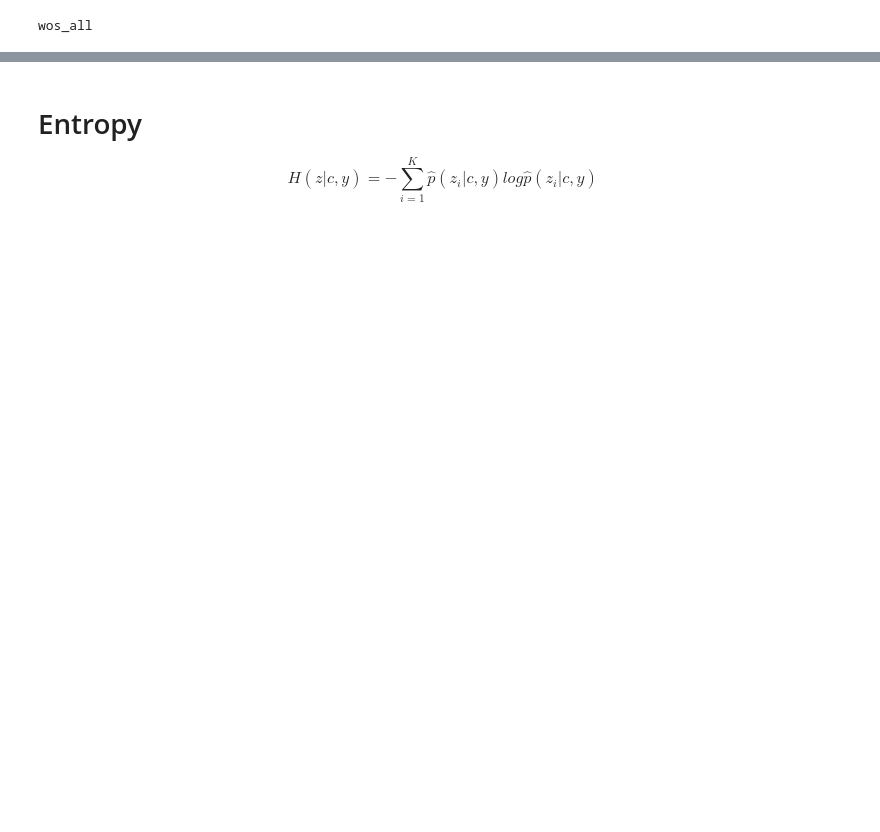
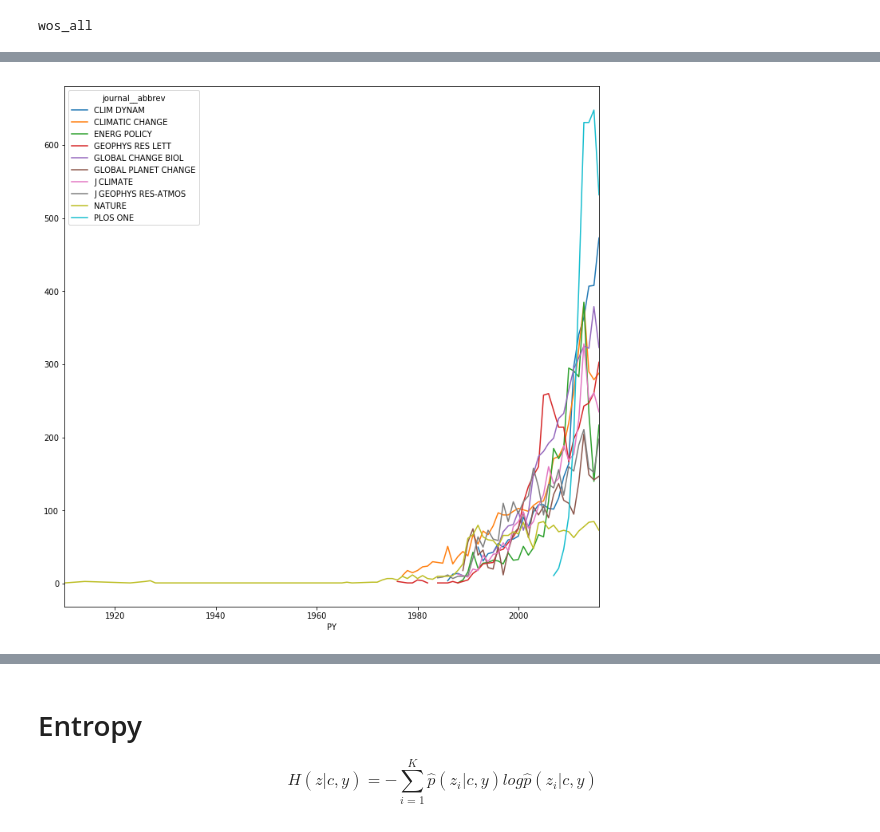
Before and after one commit to mcallaghan/cc-topography, a Jupyter notebook: code/journals.ipynb, the cells around one changed output, grey strips where cells are left out. Cells and saved outputs as stored; diff of their text form; code cells hidden in the pictures; blank space fills up the shorter version.

```diff
--- a/code/journals.ipynb
+++ b/code/journals.ipynb
@@ -49,0 +50,11 @@ df.head()
+# %%
+plt.rcParams["figure.figsize"] = [12,12]
+
+pdf = df.pivot('PY','journal__abbrev','n')
+pdf.head()
+
+pdf.plot()
+plt.savefig('../plots/journals/journal_papers.png',bbox_inches='tight')
+plt.show()
+# %% [output]
+[figure, added]
```
Also changed, not shown: parts of 21 cells of this notebook, 6 other files.
